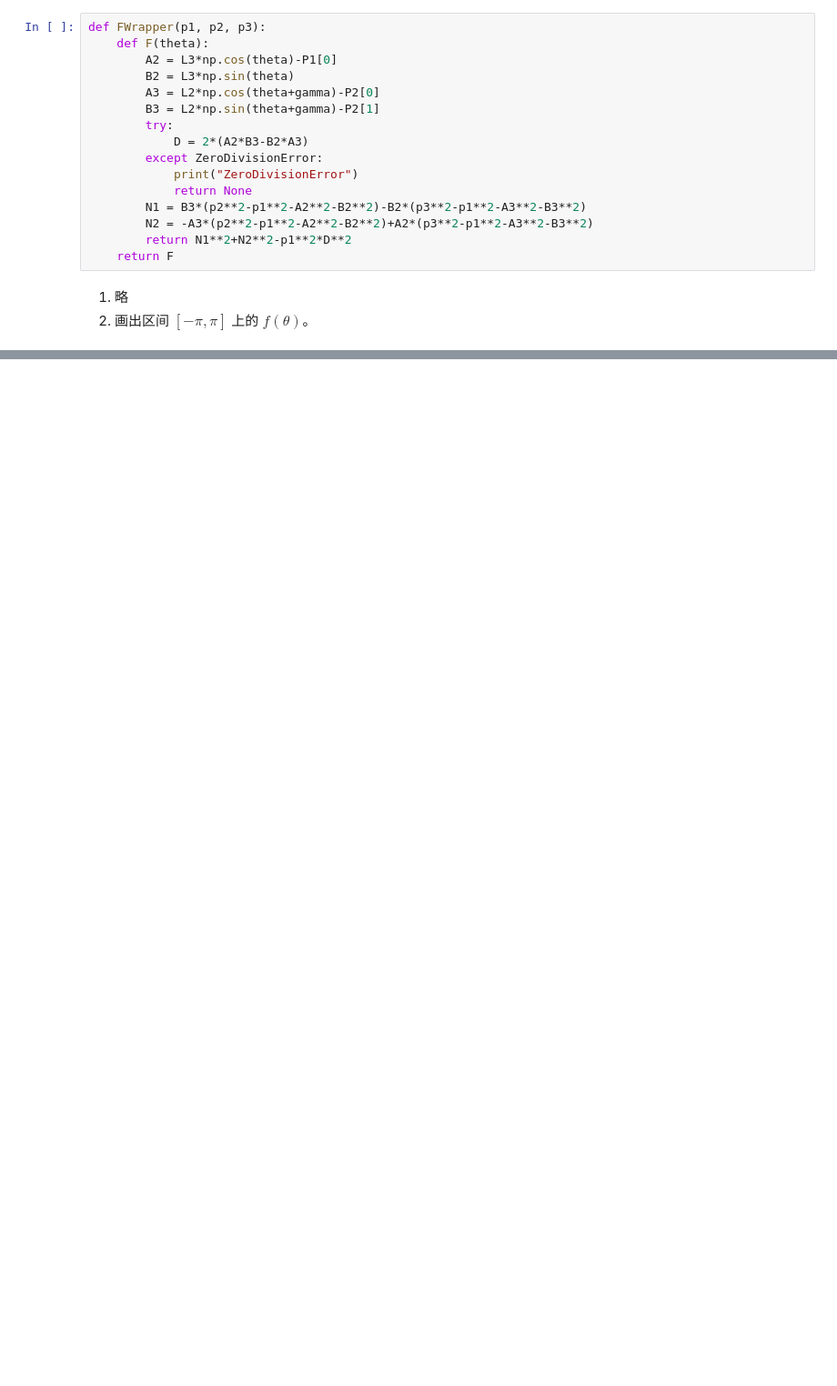
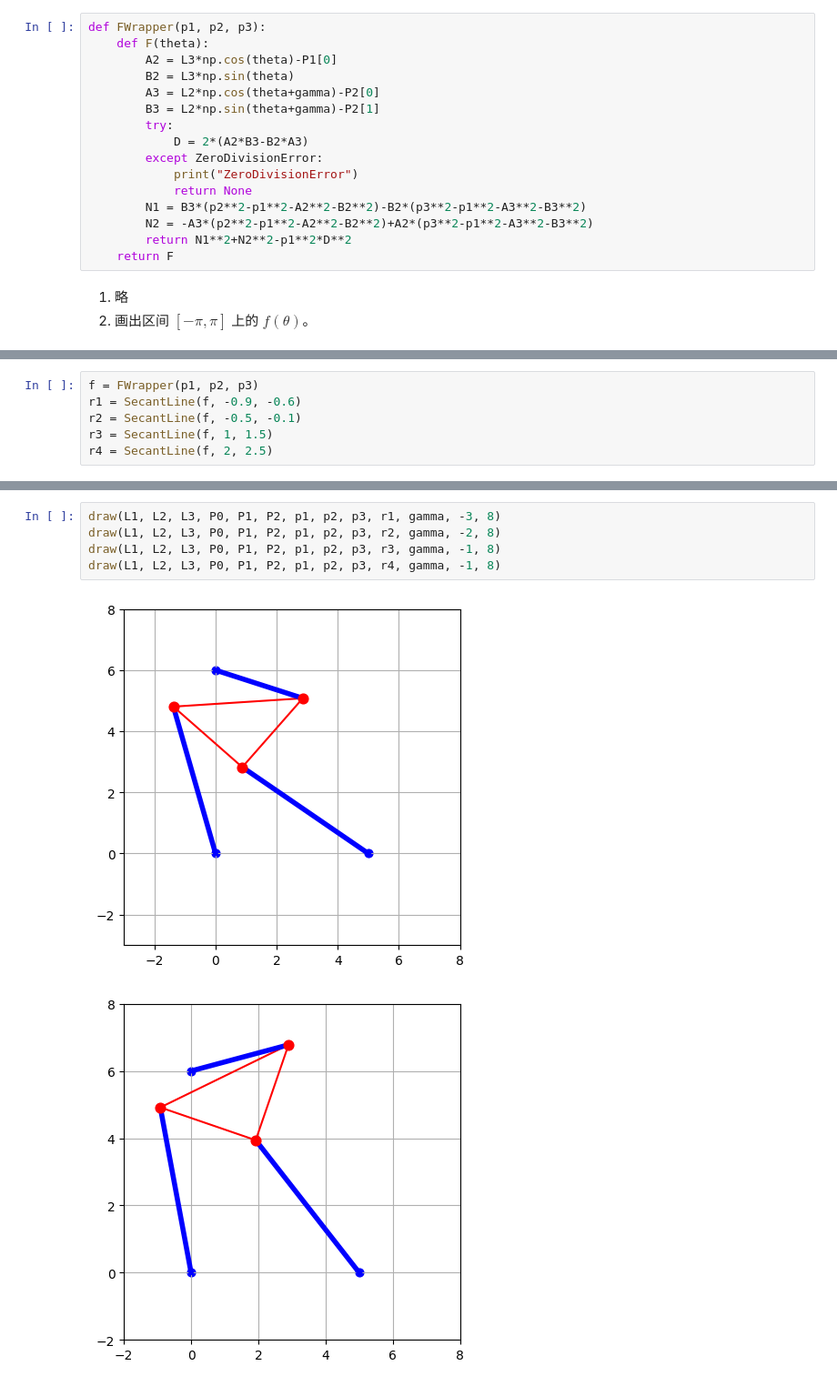
Before and after one commit to Pat-Tron/solution_of_numerical_analysis, a Jupyter notebook: exercise_01_stewart_platform.ipynb, the cells around one changed output, grey strips where cells are left out. Shown at 91% size. Drawn from its saved outputs; the diff is of its cells as text; blank space fills up the shorter version.

```diff
--- a/exercise_01_stewart_platform.ipynb
+++ b/exercise_01_stewart_platform.ipynb
@@ -105,0 +164,6 @@ plt.show()
+# %%
+f = FWrapper(p1, p2, p3)
+r1 = SecantLine(f, -0.9, -0.6)
+r2 = SecantLine(f, -0.5, -0.1)
+r3 = SecantLine(f, 1, 1.5)
+r4 = SecantLine(f, 2, 2.5)
@@ -105,0 +188,8 @@ plt.show()
+# %%
+draw(L1, L2, L3, P0, P1, P2, p1, p2, p3, r1, gamma, -3, 8)
+draw(L1, L2, L3, P0, P1, P2, p1, p2, p3, r2, gamma, -2, 8)
+draw(L1, L2, L3, P0, P1, P2, p1, p2, p3, r3, gamma, -1, 8)
+draw(L1, L2, L3, P0, P1, P2, p1, p2, p3, r4, gamma, -1, 8)
+# %% [output]
+[figure, added]
+[figure, added]
```
Also changed, not shown: parts of 16 cells of this notebook.
